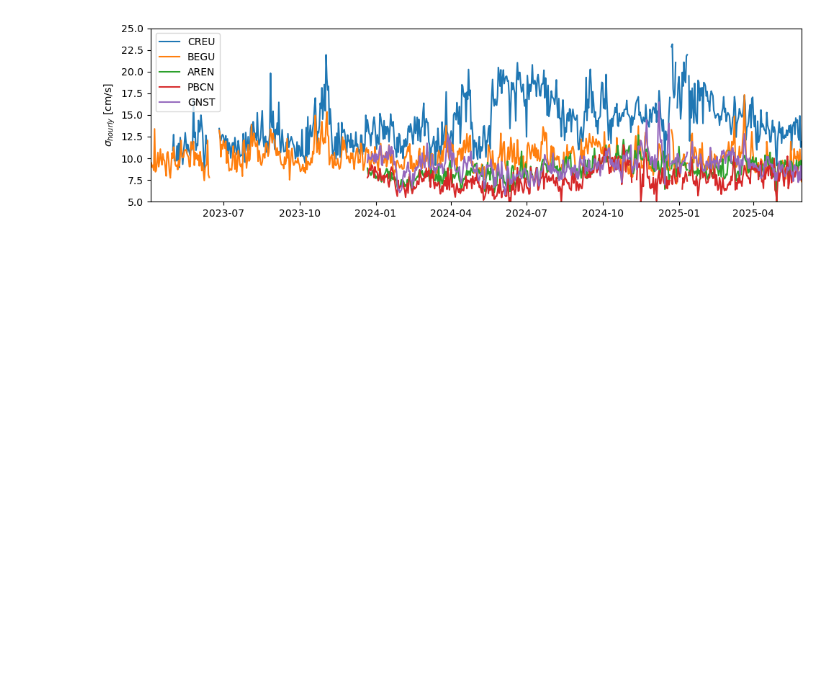
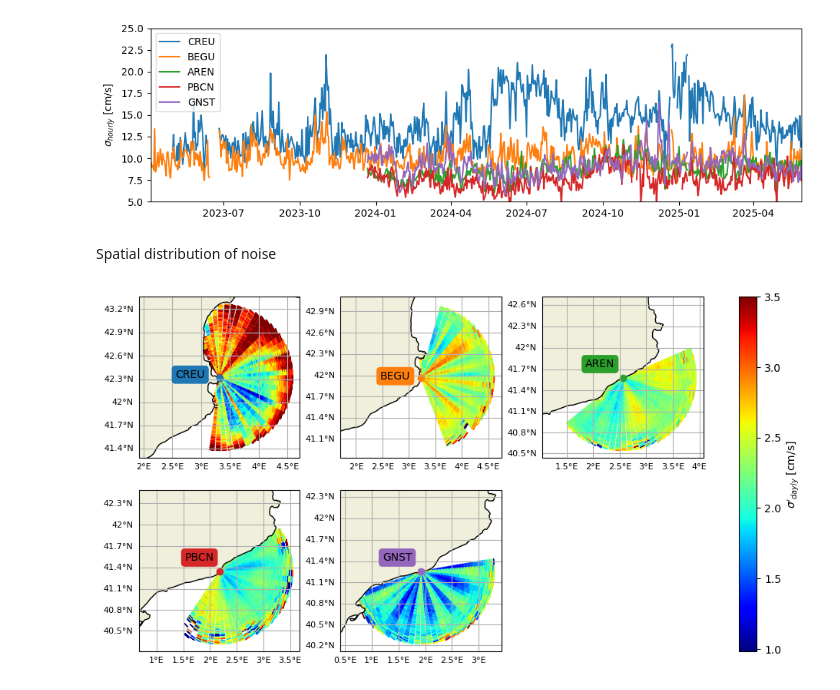
Before and after one commit to jisernfontanet/hfradar, a Jupyter notebook: tutorials/estimate_noise_l2_data.ipynb, the cells around one changed output. Drawn from its saved outputs; the diff is of its cells as text; code cells hidden in the pictures; blank space fills up the shorter version.

Commit message:
Added the representation of the spatial distribution of noise

```diff
--- a/tutorials/estimate_noise_l2_data.ipynb
+++ b/tutorials/estimate_noise_l2_data.ipynb
@@ -50,6 +51,7 @@ Set the parameters necessary to run the notebook. Download the data set from htt
 # %%
 datapath = '/Users/jisern/Recerca/Data/Radar/L2B/'
 figspath = 'figures'
+figformat = 'png'
 # %% [markdown]
 Physical parameters
 # %%
@@ -724,2 +726,78 @@ fig.tight_layout()
 # %% [output]
 [figure]
+# %% [markdown]
+Spatial distribution of noise
+# %%
+ksigma = 3
+ncols = 3
+nrows = 2
+
+fig, ax = plt.subplots(2, 3, figsize=(ncols * width, nrows *  height),
+                       subplot_kw=dict(projection=ccrs.Mercator()))
+
+for k, station in enumerate(hfrsites):
+
+    j = k // ncols
+    i = np.mod(k, ncols)
+
+    b = hfrdata_daily[station]['bearing'].data
+    r = hfrdata_daily[station]['range'].data
+    lon = hfrdata_daily[station]['lon'].data
+    lat = hfrdata_daily[station]['lat'].data
+
+    nobs = hfrdata_daily[station]['nobs'].data
+    nobs[np.logical_not(np.isfinite(nobs))] = 0
+    nobs = nobs.astype(int)
+
+    sigma = hfrdata_daily[station]['sigma'].data
+    index = np.isfinite(sigma)
+    sigma[np.logical_not(index)] = 0
+
+    nmax = np.max(nobs)
+
+    w1 = np.ma.array(data=hfrdata_daily[station]['w1'].data)
+    index = np.logical_and(nobs > 0, np.abs(w1.data) <= ksigma * sigma[:, np.newaxis, np.newaxis])
+    w1.mask = np.logical_not(index)
+
+    std = np.std(w1, axis=0)
+
+    if station == 'CREU' :
+        dlat = 0
+        dlon = -0.25
+    elif station == 'BEGU':
+        dlat = -0.02
+        dlon = -0.2
+    elif station == 'AREN':
+        dlat = 0.15
+        dlon = -0.15
+    elif station == 'PBCN':
+        dlat = 0.15
+        dlon = -0.1
+    elif station == 'GNST':
+        dlat = 0.15
+        dlon = -0.17
+    else:
+        dlat = 0
+        dlon = 0
+
+    lon0 = hfrdata[station].attrs['lon0']
+    lat0 = hfrdata[station].attrs['lat0']
+
+    c = plot_radial(lon, lat, std, 1.5, 5, ax=ax[j, i], vmin=0, vmax=3.5)
+    ax[j, i].add_feature(land, edgecolor='black')
+    ax[j, i].text(lon0 + dlon, lat0 + dlat, station, transform=ccrs.PlateCarree(),
+                  ha='right', bbox={'boxstyle':'Round', 'color':hfrcolors[station]})
+    ax[j, i].plot(lon0, lat0, 'o', transform=ccrs.PlateCarree(), color=hfrcolors[station])
+
+    gl = ax[j, i].gridlines(draw_labels=True)
+    gl.xlabel_style = {'size': 8}
+    gl.ylabel_style = {'size': 8}
+    gl.top_labels = False
+    gl.right_labels = False
+
+fig.colorbar(c, ax=ax, label="$\\sigma'_{dayly}$ [cm/s]")
+fig.delaxes(ax[1, 2])
+#fig.tight_layout()
+fig.savefig(figspath + os.sep + 'figure8.' + figformat)
+# %% [output]
+[figure, added]
```
Also changed, not shown: parts of 11 cells of this notebook.
